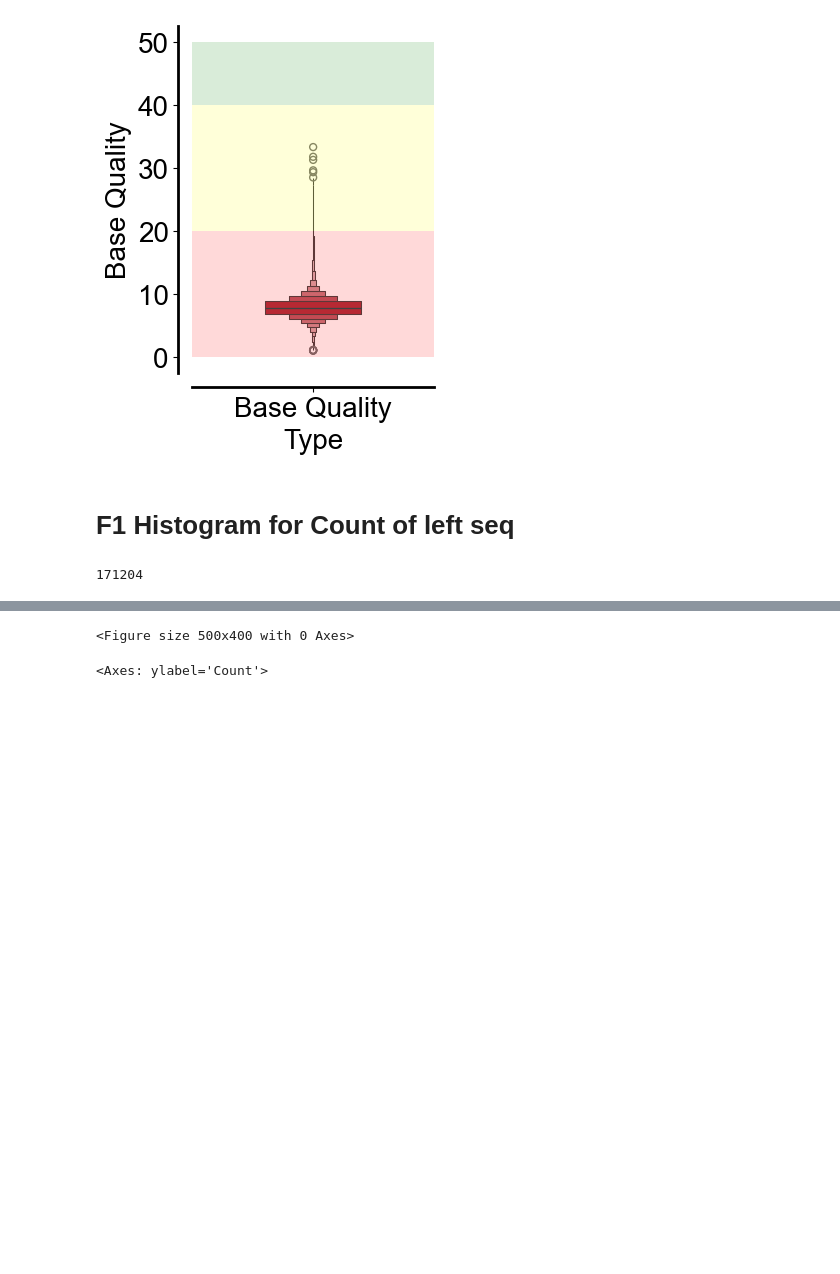
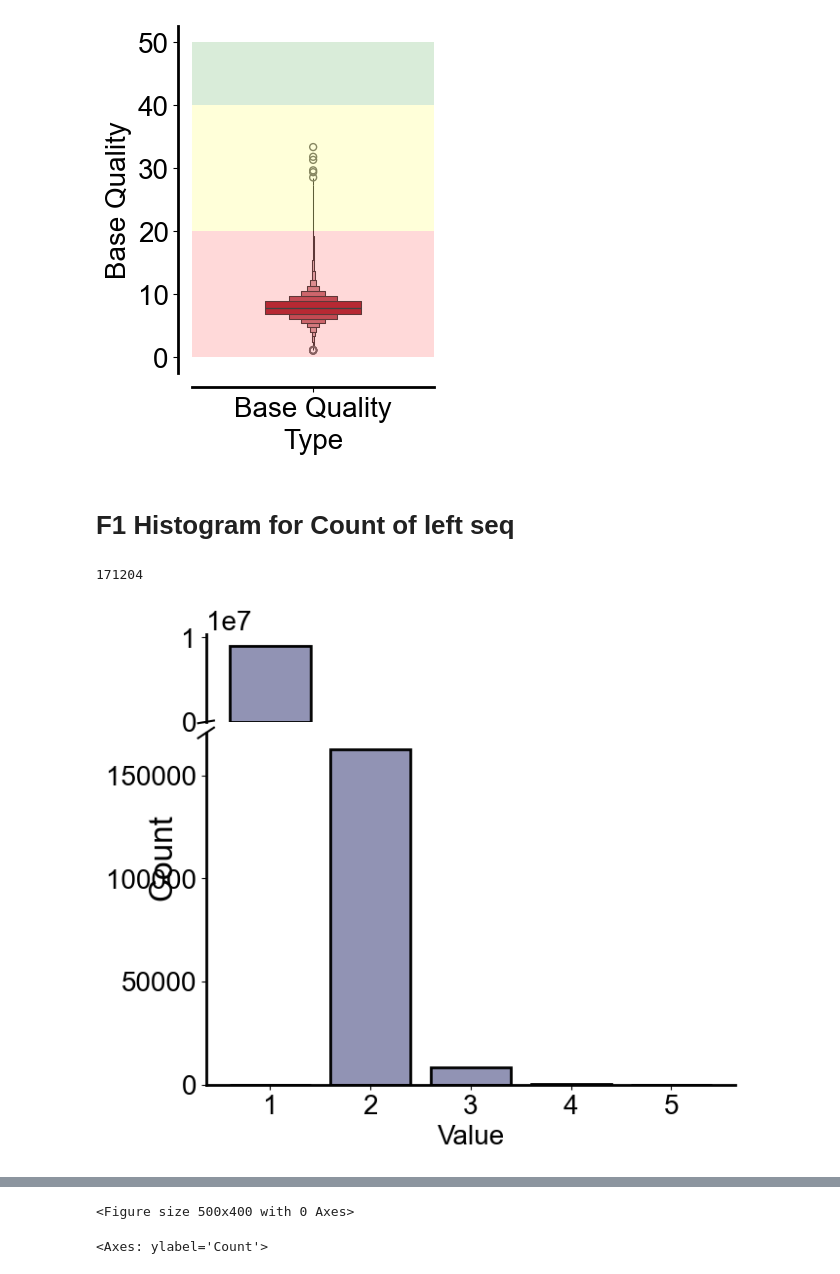
Before and after one commit to cauliyang/deepchopper-paper, a Jupyter notebook: figures/figures.ipynb, the cells around one changed output, grey strips where cells are left out. Saved outputs shown, nothing was run; the diff lists cells and outputs as text; code cells hidden in the pictures; blank space fills up the shorter version.

```diff
--- a/figures/figures.ipynb
+++ b/figures/figures.ipynb
@@ -892,3 +958,7 @@ len(left_seq_counts_larger_than_1)
+# %%
+plot_histogram_with_cut(list(left_seq_counts.values()), e2, "Value", "Count", file_name="count_of_vcap_002_left_seq_per_read_all_with_cut.pdf")
+# %% [output]
+[figure, added]
 # %%
 plt.figure(figsize=(7, 6))
 
```
Also changed, not shown: parts of 27 cells of this notebook, 4 other files.
